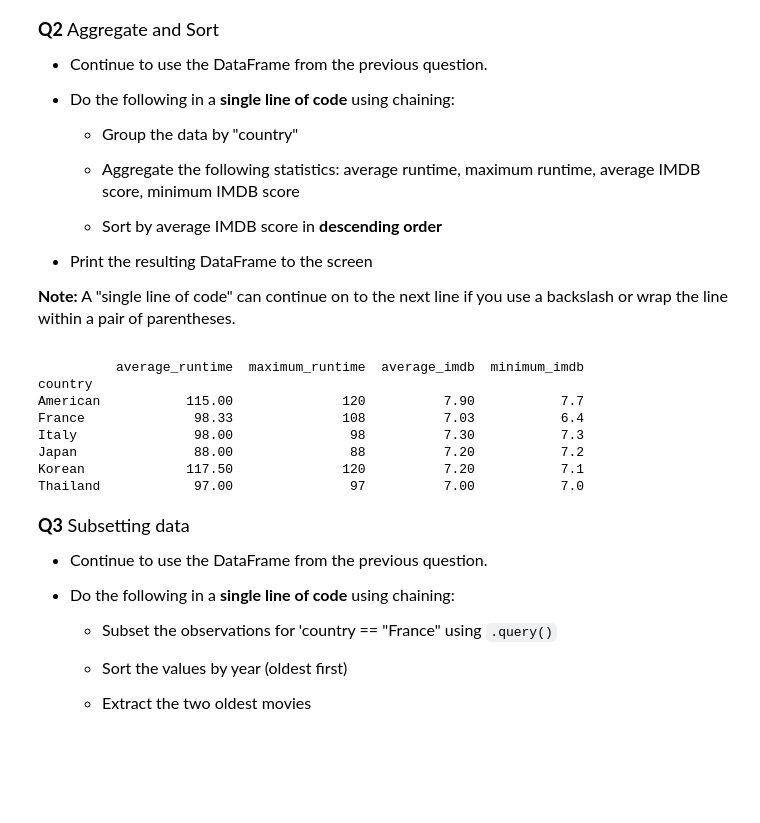
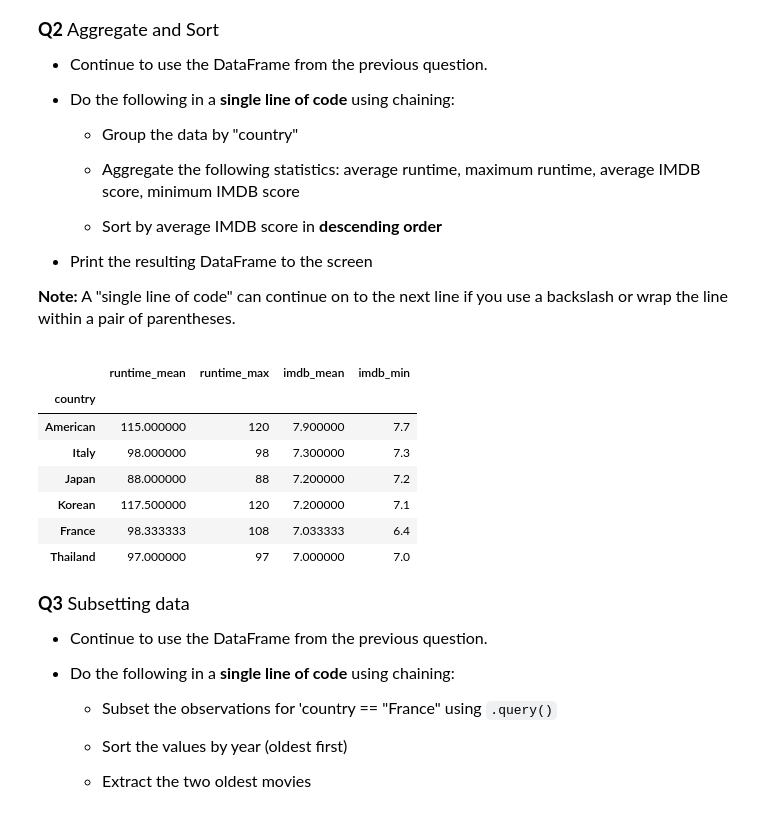
Before and after one commit to krisson381/datasci151spring2026, a Jupyter notebook: _quizzes/practice_quiz_5/practice_quiz_5.ipynb, the cells around one changed output. Cells and saved outputs as stored; diff of their text form; code cells hidden in the pictures; blank space fills up the shorter version.

```diff
--- a/_quizzes/practice_quiz_5/practice_quiz_5.ipynb
+++ b/_quizzes/practice_quiz_5/practice_quiz_5.ipynb
@@ -51,21 +51,17 @@
 - Print the DataFrame to the screen to check your answers
 # %%
 # your code here
+# when doing right = True (you are saying you are including the right interval)
+# when right is false, it means the interval is inclusive on the left
 df_movies = pd.read_csv("quiz_data/movies.csv")
-print(df_movies)
+#need 4 bins
 
-# lat labels must be one fewer than lat bins
-years = [1941, 1967,2004, 2017,1964, 1977, 1986, 2003]
-
-lat_bins1 = [1940, 1967,2003, np.inf]
-lat_labels1 = ["1941-1967", "1968-2003", "2004-onwards"]
-
+lat_bins = [1940, 1968, 2004, np.inf]
+lat_labels = ["1941-1967", "1968-2003", "2004-onwards"]
 
 df_movies["time_period"] = pd.cut(df_movies["year"],
-                                  bins = lat_bins1,
-                                  right = True,
-                                  labels = lat_labels1)
-
-
-df_movies["time_period"]
+                                bins = lat_bins,
+                                right = False,
+                                labels = lat_labels)
+df_movies[["time_period","year"]]
 # %% [output]
@@ -116,24 +99,21 @@ Categories (3, object): ['1941-1967' < '1968-2003' < '2004-onwards']
 **Note:** A "single line of code" can continue on to the next line if you use a backslash or wrap the line within a pair of parentheses.
 # %%
 # your code here
-df_movies.groupby(by = "country")
-
-result = df_movies.groupby(by = "country").agg(
-        average_runtime = ('runtime(minutes)', 'mean'),
-        maximum_runtime = ('runtime(minutes)', 'max'),
-        average_imdb = ('imdb_score', 'mean'),
-        minimum_imdb = ('imdb_score', 'min')).round(2)
-
-print(result)
+df_movies.groupby(by = "country").agg(
+    runtime_mean = ('runtime(minutes)', 'mean'),
+    runtime_max = ('runtime(minutes)','max'),
+    imdb_mean = ('imdb_score', 'mean'),
+    imdb_min = ('imdb_score', 'min'),
+).sort_values(by = 'imdb_mean', ascending = False)
 # %% [output]
-          average_runtime  maximum_runtime  average_imdb  minimum_imdb
-country
-American           115.00              120          7.90           7.7
-France              98.33              108          7.03           6.4
-Italy               98.00               98          7.30           7.3
-Japan               88.00               88          7.20           7.2
-Korean             117.50              120          7.20           7.1
-Thailand            97.00               97          7.00           7.0
+|  | runtime_mean | runtime_max | imdb_mean | imdb_min |
+| country |  |  |  |  |
+| American | 115.000000 | 120 | 7.900000 | 7.7 |
+| Italy | 98.000000 | 98 | 7.300000 | 7.3 |
+| Japan | 88.000000 | 88 | 7.200000 | 7.2 |
+| Korean | 117.500000 | 120 | 7.200000 | 7.1 |
+| France | 98.333333 | 108 | 7.033333 | 6.4 |
+| Thailand | 97.000000 | 97 | 7.000000 | 7.0 |
 # %% [markdown]
 <font size = "4">
 
```
Also changed, not shown: parts of 9 cells of this notebook, 1 other file.
